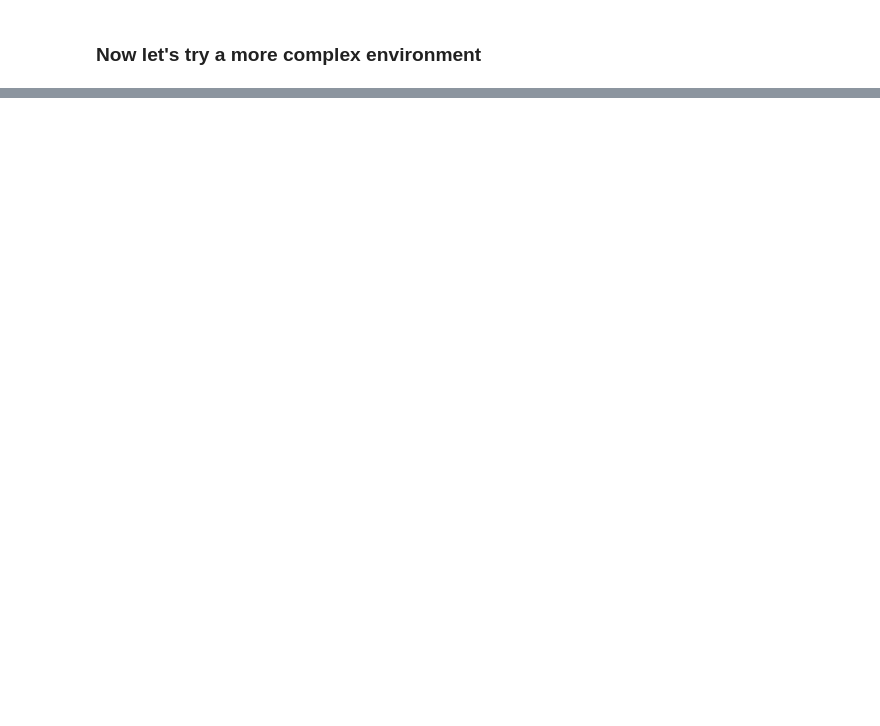
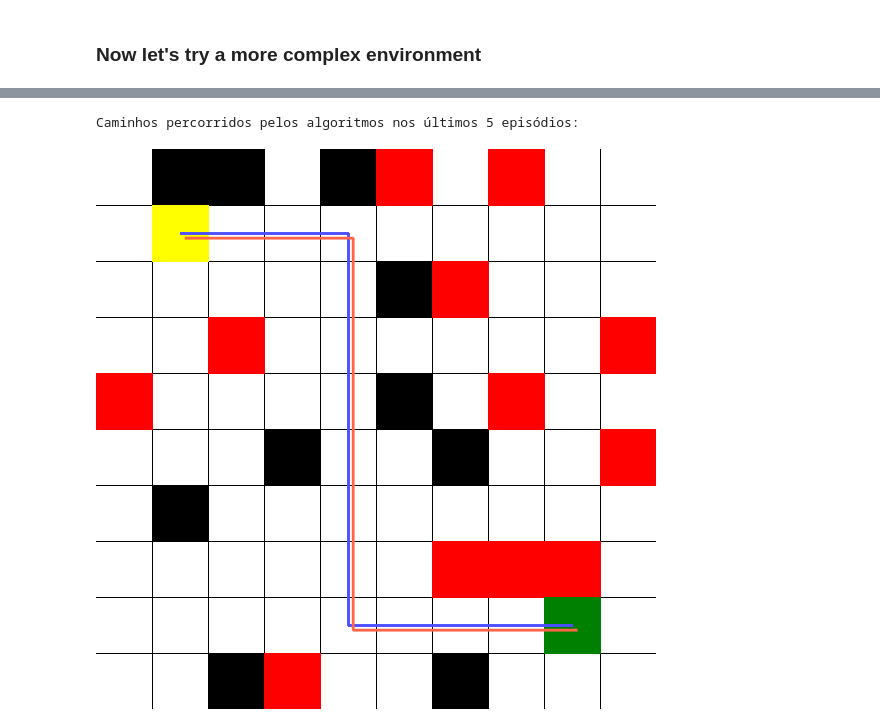
Before and after one commit to 62random/reinforcement-learning-basics, a Jupyter notebook: main.ipynb, the cells around one changed output, grey strips where cells are left out. Cells and saved outputs as stored; diff of their text form; code cells hidden in the pictures; blank space fills up the shorter version.

```diff
--- a/main.ipynb
+++ b/main.ipynb
@@ -101,13 +124,25 @@ env.render()
 # %%
 # We gonna need more iterations to converge in a more complex environment
-N_EPISODES = 2000
+N_EPISODES = 20000
 
-# We can reuse the learning models (we'll use the same parameters, and the q-tables are reset)
+# Learning model parameters
+# From the previous tests i figured out
+# these would be good values in this context
+ALPHA = 0.1
+GAMMA = 0.9
+
+qlearn = SARSA(ALPHA, GAMMA, env.action_space, MAX_EPSILON, MIN_EPSILON, N_EPISODES)
 runner = Runner(env, qlearn)
-qlearn_steps_taken, qlearn_success = runner.run(N_EPISODES)
+qlearn_steps_taken, qlearn_success, qlearn_paths = runner.run(N_EPISODES)
 
+sarsa = SARSA(ALPHA, GAMMA, env.action_space, MAX_EPSILON, MIN_EPSILON, N_EPISODES)
 runner = Runner(env, sarsa)
-sarsa_steps_taken, sarsa_success = runner.run(N_EPISODES)
+sarsa_steps_taken, sarsa_success, sarsa_paths = runner.run(N_EPISODES)
+print("Caminhos percorridos pelos algoritmos nos últimos 5 episódios:")
+env.render([qlearn_paths, sarsa_paths])
+# %% [output]
+Caminhos percorridos pelos algoritmos nos últimos 5 episódios:
+[figure, added]
 # %%
 dict = {    'episode': list(range(N_EPISODES))*2,
             'version': ['qlearn']*N_EPISODES + ['sarsa']*N_EPISODES,
```
Also changed, not shown: parts of 6 cells of this notebook, 4 other files.
